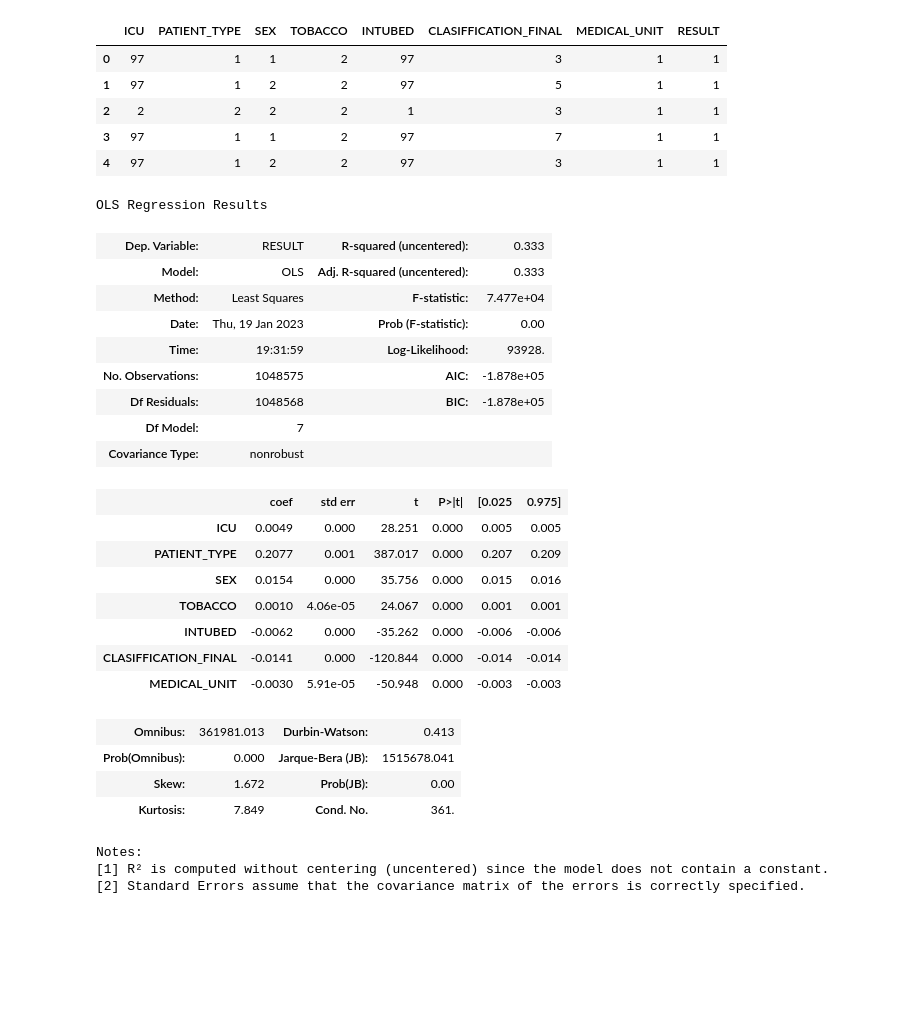
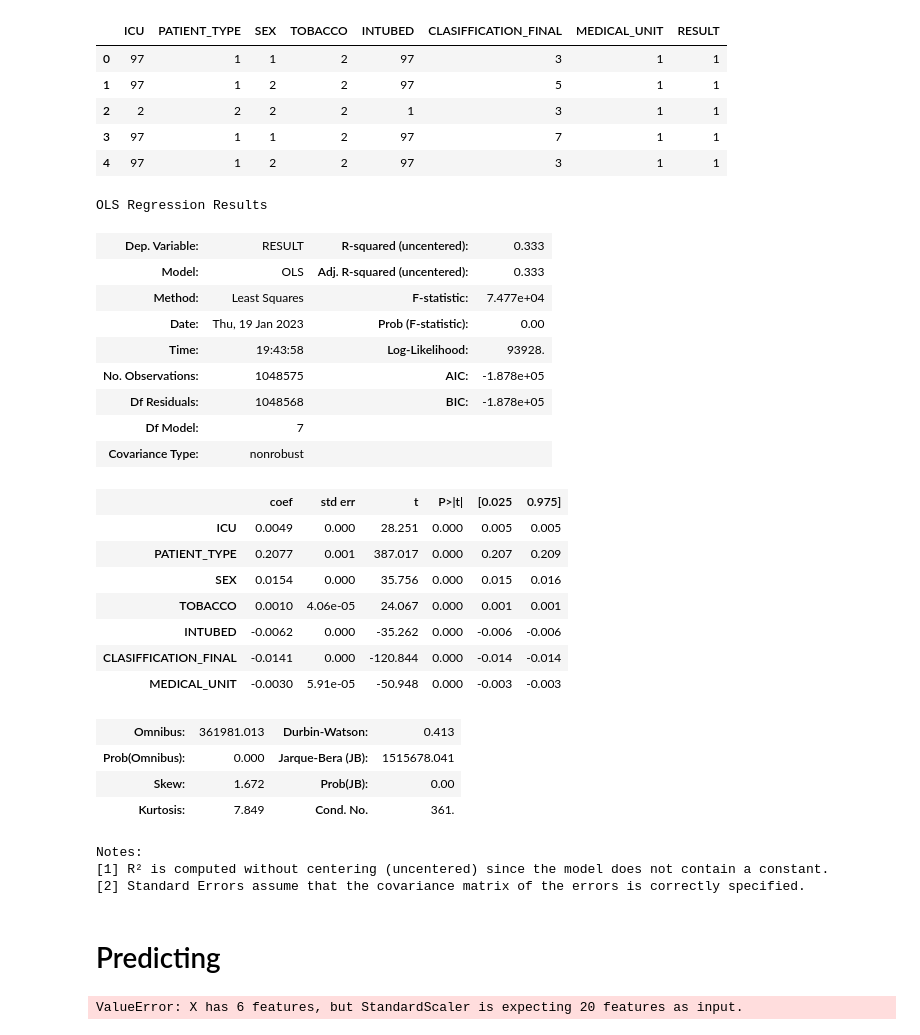
Before and after one commit to OmidAfzali02/COVID-19-study, a Jupyter notebook: Data Study.ipynb, the cells around one changed output. Saved outputs shown, nothing was run; the diff lists cells and outputs as text; code cells hidden in the pictures; blank space fills up the shorter version.

```diff
--- a/Data Study.ipynb
+++ b/Data Study.ipynb
@@ -208,20 +208,20 @@ df_2.head()
 | 3 | 97 | 1 | 1 | 2 | 97 | 7 | 1 | 1 |
 | 4 | 97 | 1 | 2 | 2 | 97 | 3 | 1 | 1 |
 # %%
-X = df_1[['ICU', 'PATIENT_TYPE', 'SEX', 'TOBACCO','INTUBED', 'CLASIFFICATION_FINAL', 'MEDICAL_UNIT']]
-y = df_1[['RESULT']]
+X = df_2[['ICU', 'PATIENT_TYPE', 'SEX', 'TOBACCO','INTUBED', 'CLASIFFICATION_FINAL', 'MEDICAL_UNIT']]
+y = df_2[['RESULT']]
 X[['ICU', 'PATIENT_TYPE', 'SEX', 'TOBACCO','INTUBED', 'CLASIFFICATION_FINAL', 'MEDICAL_UNIT']]
 # print(X)
 
 est = sm.OLS(y, X).fit()
 est.summary()
 # %% [output]
 OLS Regression Results
 | Dep. Variable: | RESULT | R-squared (uncentered): | 0.333 |
 | Model: | OLS | Adj. R-squared (uncentered): | 0.333 |
 | Method: | Least Squares | F-statistic: | 7.477e+04 |
 | Date: | Thu, 19 Jan 2023 | Prob (F-statistic): | 0.00 |
-| Time: | 19:31:59 | Log-Likelihood: | 93928. |
+| Time: | 19:43:58 | Log-Likelihood: | 93928. |
 | No. Observations: | 1048575 | AIC: | -1.878e+05 |
 | Df Residuals: | 1048568 | BIC: | -1.878e+05 |
 | Df Model: | 7 |  |  |
@@ -241,3 +241,13 @@ OLS Regression Results
 Notes:
 [1] R² is computed without centering (uncentered) since the model does not contain a constant.
 [2] Standard Errors assume that the covariance matrix of the errors is correctly specified.
+# %% [markdown]
+# Predicting
+# %%
+# We can also predict whether a patient with any of the parameters, on what age could be.
+scaled = scale.transform([[1,2,2,1,3,2]])
+print(scaled)
+predicted = est.predict(scaled[0])
+print(predicted)
+# %% [output]
+ValueError: X has 6 features, but StandardScaler is expecting 20 features as input.
```
